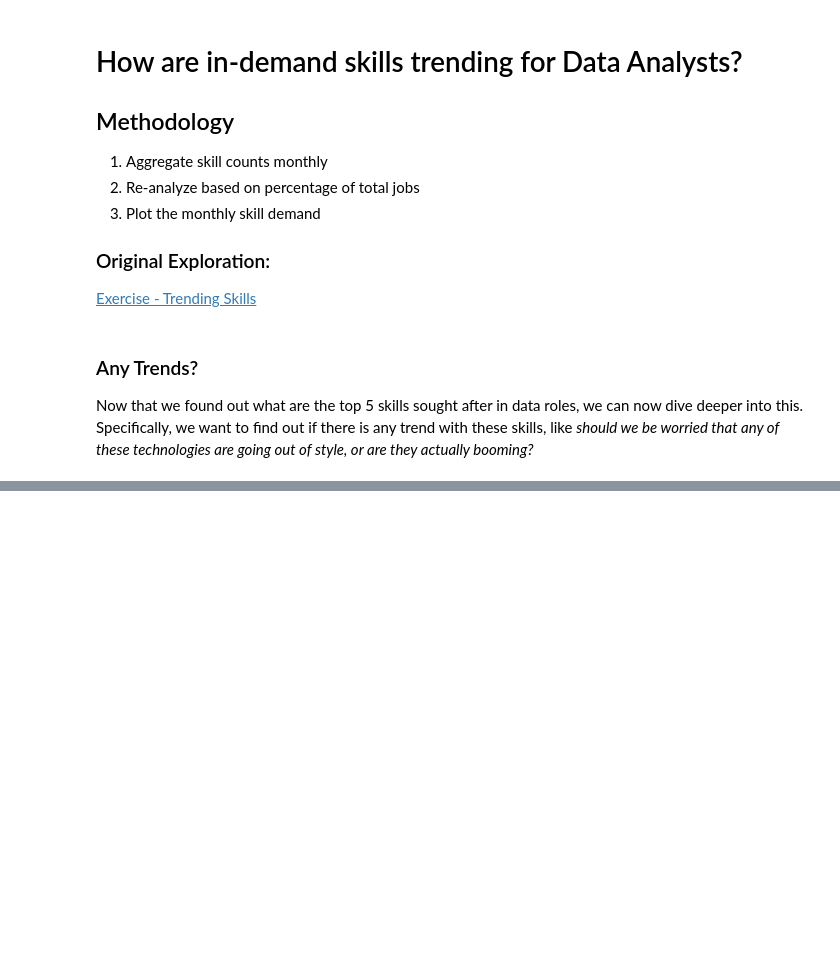
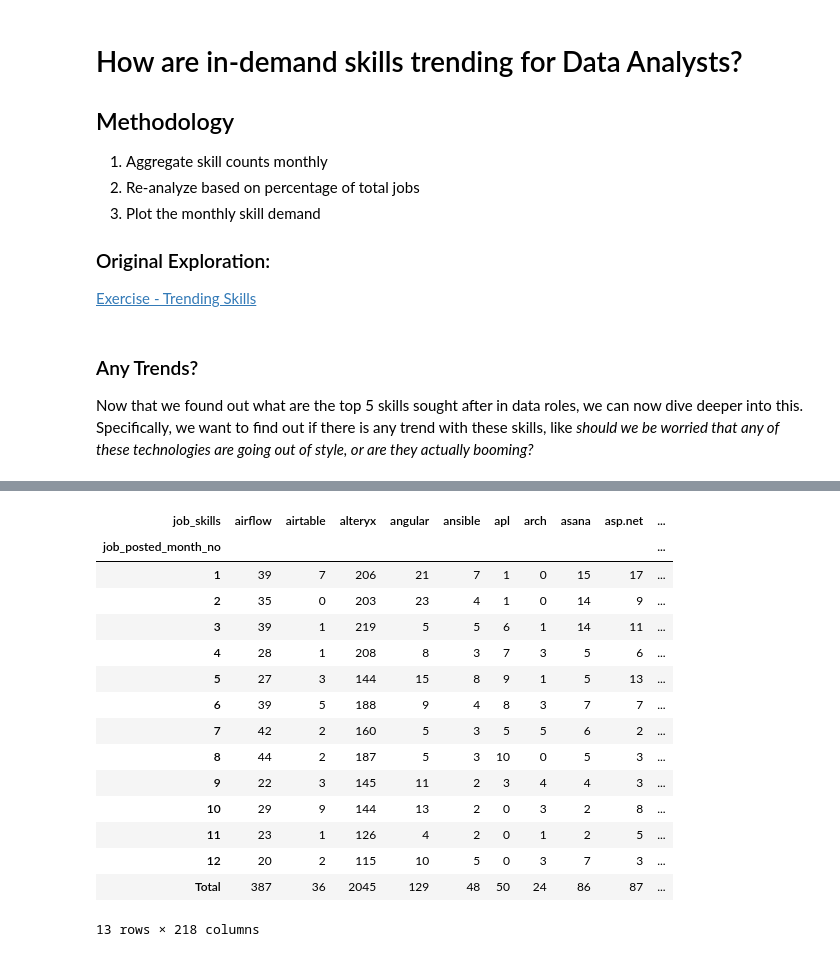
Before and after one commit to furtadorebeca/3_RF_Project, a Jupyter notebook: 3_Skills_Trend.ipynb, the cells around one changed output, grey strips where cells are left out. Cells and saved outputs as stored; diff of their text form; code cells hidden in the pictures; blank space fills up the shorter version.

```diff
--- a/3_Skills_Trend.ipynb
+++ b/3_Skills_Trend.ipynb
@@ -30,0 +35,3 @@ Now that we found out what are the top 5 skills sought after in data roles, we c
+# %%
+# We're going to aggregate this Data Frame on a monthly basis, so we're going to create a new column called job_posted_month_no that gives us the number of the month (1 to 12)
+df_DA_US['job_posted_month_no'] = df_DA_US['job_posted_date'].dt.month
@@ -30,0 +48,3 @@ Now that we found out what are the top 5 skills sought after in data roles, we c
+# %%
+# Now we can explode the job_skills column and assign the result to a new Data Frame called df_DA_US_explode
+df_DA_US_explode = df_DA_US.explode('job_skills')
@@ -30,0 +72,29 @@ Now that we found out what are the top 5 skills sought after in data roles, we c
+# %%
+# After the pivot table is printed out, we can notice that the skills are in alphabetical order, but the job_posted_month_no is in the correct order
+# we're going to assign this result to a new Data Frame called df_DA_US_pivot
+df_DA_US_pivot = df_DA_US_explode.pivot_table(index='job_posted_month_no', columns='job_skills', aggfunc='size', fill_value=0)
+# %%
+# Now, we're going to add a new ROW at the bottom that shows the totals, and we're calling is Total
+# We're using .loc to refer to the row
+# We're using the function .sum() to sum the amounts in each column
+df_DA_US_pivot.loc['Total'] = df_DA_US_pivot.sum()
+# %%
+# Let's check it out the Pivot Table with the Totals
+df_DA_US_pivot
+# %% [output]
+| job_skills | airflow | airtable | alteryx | angular | ansible | apl | arch | asana | asp.net | ... |
+| job_posted_month_no |  |  |  |  |  |  |  |  |  | ... |
+| 1 | 39 | 7 | 206 | 21 | 7 | 1 | 0 | 15 | 17 | ... |
+| 2 | 35 | 0 | 203 | 23 | 4 | 1 | 0 | 14 | 9 | ... |
+| 3 | 39 | 1 | 219 | 5 | 5 | 6 | 1 | 14 | 11 | ... |
+| 4 | 28 | 1 | 208 | 8 | 3 | 7 | 3 | 5 | 6 | ... |
+| 5 | 27 | 3 | 144 | 15 | 8 | 9 | 1 | 5 | 13 | ... |
+| 6 | 39 | 5 | 188 | 9 | 4 | 8 | 3 | 7 | 7 | ... |
+| 7 | 42 | 2 | 160 | 5 | 3 | 5 | 5 | 6 | 2 | ... |
+| 8 | 44 | 2 | 187 | 5 | 3 | 10 | 0 | 5 | 3 | ... |
+| 9 | 22 | 3 | 145 | 11 | 2 | 3 | 4 | 4 | 3 | ... |
+| 10 | 29 | 9 | 144 | 13 | 2 | 0 | 3 | 2 | 8 | ... |
+| 11 | 23 | 1 | 126 | 4 | 2 | 0 | 1 | 2 | 5 | ... |
+| 12 | 20 | 2 | 115 | 10 | 5 | 0 | 3 | 7 | 3 | ... |
+| Total | 387 | 36 | 2045 | 129 | 48 | 50 | 24 | 86 | 87 | ... |
+13 rows × 218 columns
```
Also changed, not shown: parts of 17 cells of this notebook, 1 other file.
